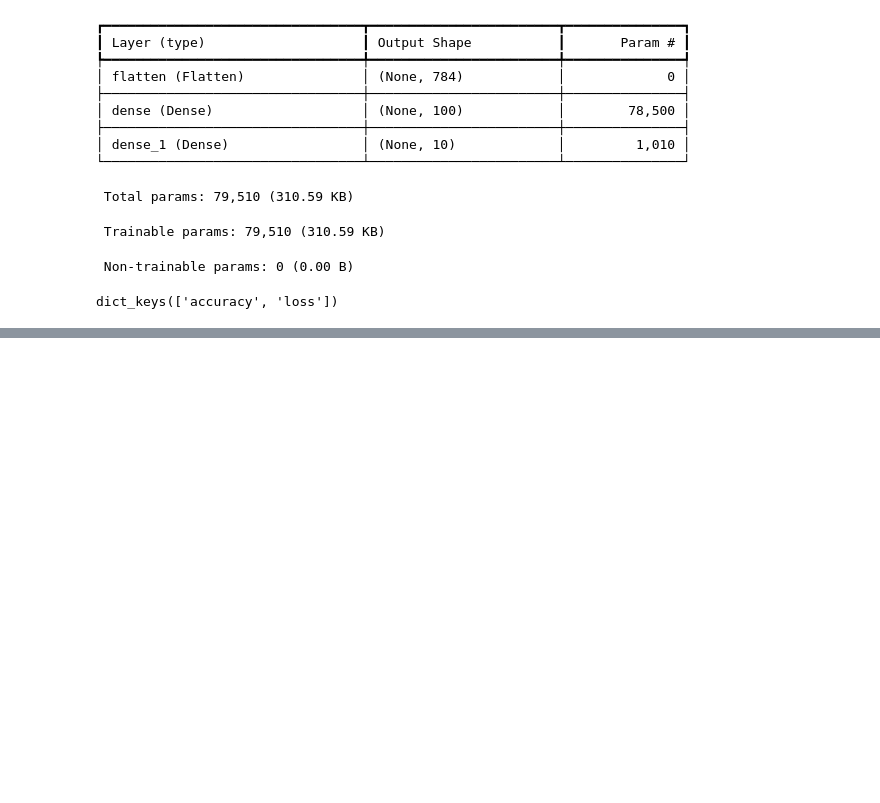
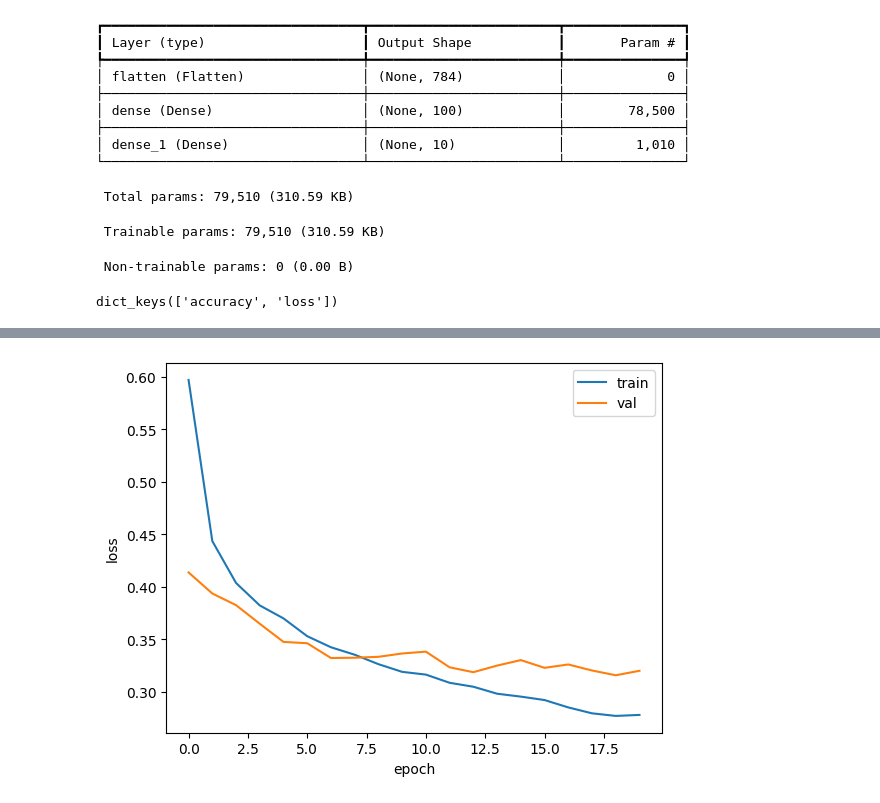
Before and after one commit to Junha9/AI, a Jupyter notebook: Self_Learning_ML_DL/Chapter_07_3.ipynb, the cells around one changed output, grey strips where cells are left out. Saved outputs shown, nothing was run; the diff lists cells and outputs as text; code cells hidden in the pictures; blank space fills up the shorter version.

```diff
--- a/Self_Learning_ML_DL/Chapter_07_3.ipynb
+++ b/Self_Learning_ML_DL/Chapter_07_3.ipynb
@@ -92,0 +122,4 @@ history = model.fit(train_scaled, train_target, epochs=20, verbose=0, validation
+# %%
+# We can reduce the overfitting by adding dropout layer.
+model = model_fn(keras.layers.Dropout(0.3))
+model.summary()
@@ -92,0 +142,12 @@ history = model.fit(train_scaled, train_target, epochs=20, verbose=0, validation
+# %%
+# Keras automatically exclude the dropout layer when validate or predict. Let's see how dropout can reduce the overfitting.
+model.compile(optimizer='adam', loss='sparse_categorical_crossentropy', metrics=['accuracy'])
+history = model.fit(train_scaled, train_target, epochs = 20, verbose=0, validation_data = (val_scaled, val_target))
+plt.plot(history.history['loss'], label='train')
+plt.plot(history.history['val_loss'], label='val')
+plt.xlabel('epoch')
+plt.ylabel('loss')
+plt.legend()
+plt.show()
+# %% [output]
+[figure, added]
```
Also changed, not shown: parts of 20 cells of this notebook.
